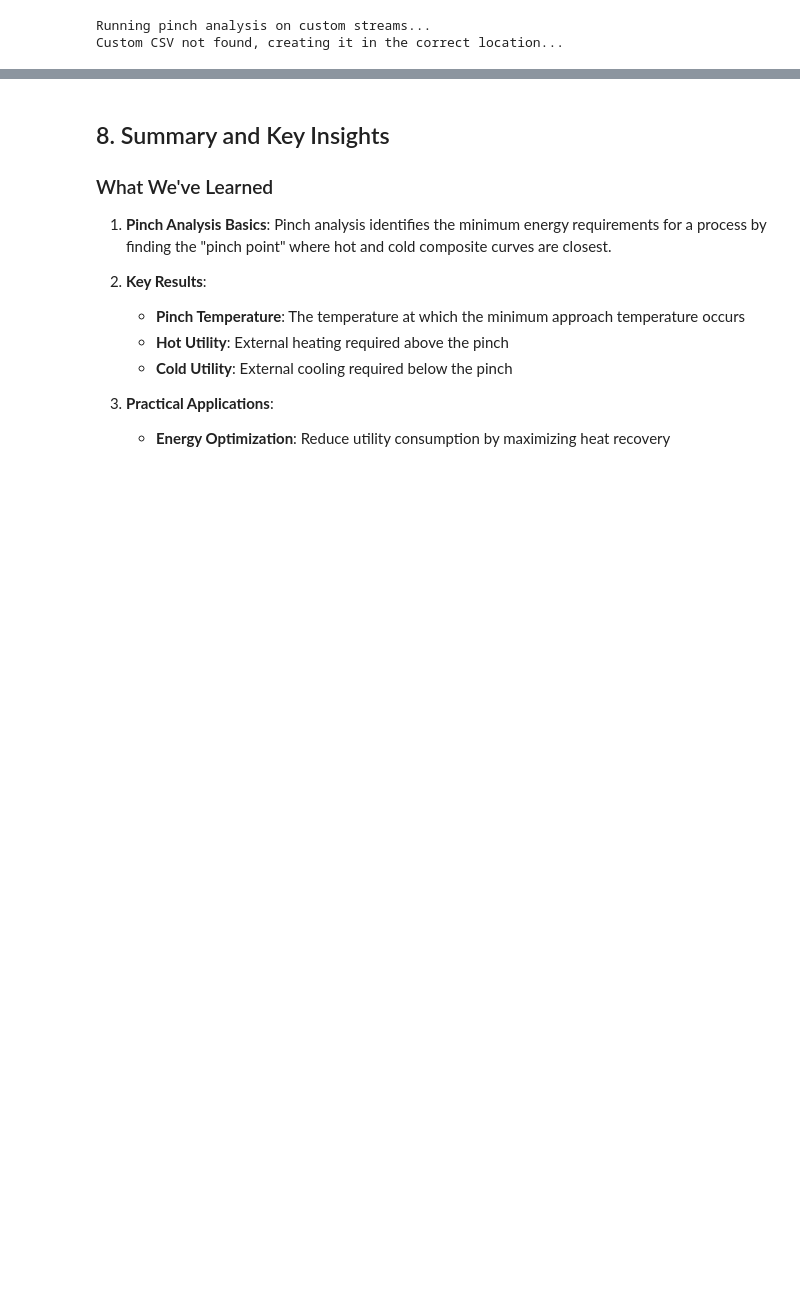
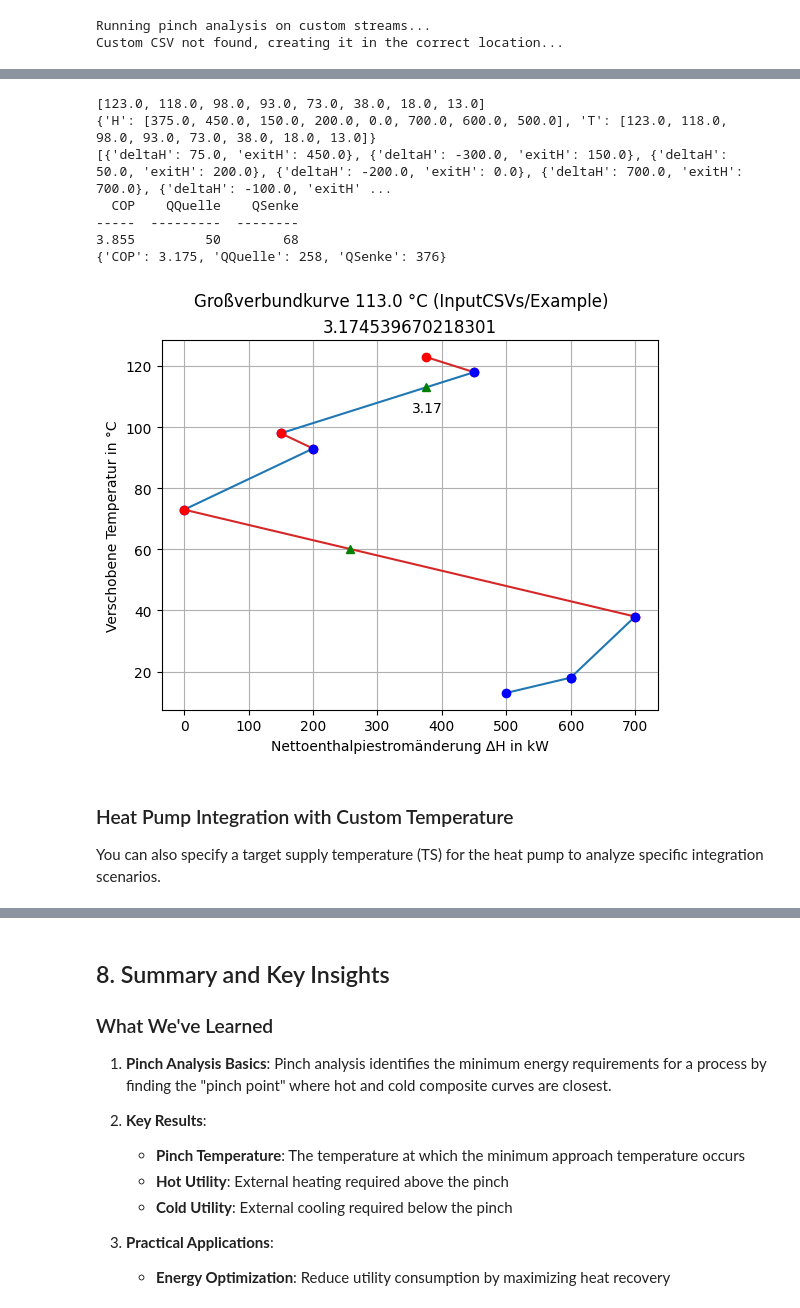
Before and after one commit to zapataunipaderborn/heattransplan_app, a Jupyter notebook: pinch_tool/pinch_analysis_notebook.ipynb, the cells around one changed output, grey strips where cells are left out. Cells and saved outputs as stored; diff of their text form; code cells hidden in the pictures; blank space fills up the shorter version.

```diff
--- a/pinch_tool/pinch_analysis_notebook.ipynb
+++ b/pinch_tool/pinch_analysis_notebook.ipynb
@@ -487,0 +508,27 @@ Pinch temperature: 187.50°C
+# %%
+from Pinch_main import Pinchmain
+from Modules.HeatPumpIntegration.HeatPumpIntegration import HeatPumpIntegration as HPI
+import matplotlib.pyplot as plt
+
+class HPImain():
+    def __init__(self, streamsDataFile, TS = None):
+        self.pyPinchHPI = Pinchmain(streamsDataFile, options= {})
+        self.HPI = HPI(streamsDataFile, TS, self.pyPinchHPI)
+    def showHPI(self):
+        self.HPI.HPI()
+        plt.show()
+
+HPImain('InputCSVs/Example.csv').showHPI()
+# %% [output]
+[123.0, 118.0, 98.0, 93.0, 73.0, 38.0, 18.0, 13.0]
+{'H': [375.0, 450.0, 150.0, 200.0, 0.0, 700.0, 600.0, 500.0], 'T': [123.0, 118.0, 98.0, 93.0, 73.0, 38.0, 18.0, 13.0]}
+[{'deltaH': 75.0, 'exitH': 450.0}, {'deltaH': -300.0, 'exitH': 150.0}, {'deltaH': 50.0, 'exitH': 200.0}, {'deltaH': -200.0, 'exitH': 0.0}, {'deltaH': 700.0, 'exitH': 700.0}, {'deltaH': -100.0, 'exitH' ...
+  COP    QQuelle    QSenke
+-----  ---------  --------
+3.855         50        68
+{'COP': 3.175, 'QQuelle': 258, 'QSenke': 376}
+[figure, added]
+# %% [markdown]
+### Heat Pump Integration with Custom Temperature
+
+You can also specify a target supply temperature (TS) for the heat pump to analyze specific integration scenarios.
```
Also changed, not shown: parts of 5 cells of this notebook.
